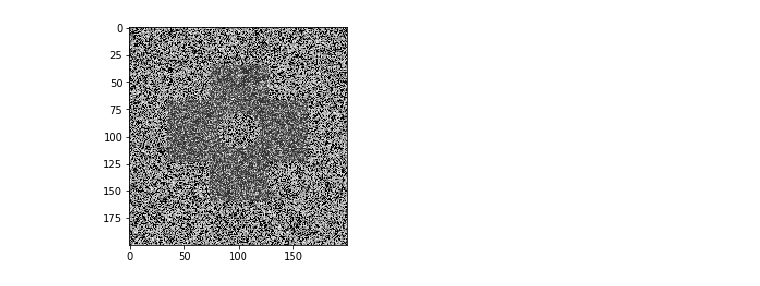
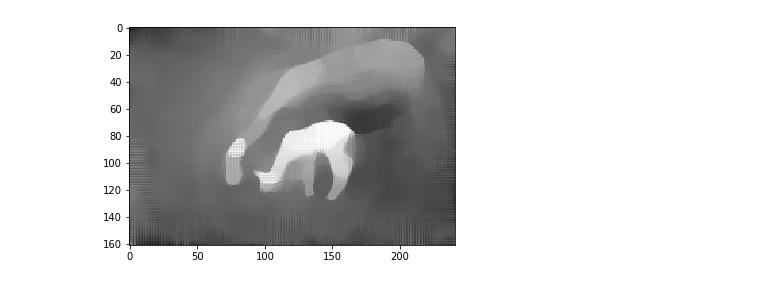
Before and after one commit to serizba/vision, a Jupyter notebook: ex02/ex02.ipynb, the cells around one changed output. Drawn from its saved outputs; the diff is of its cells as text; code cells hidden in the pictures.

```diff
--- a/ex02/ex02.ipynb
+++ b/ex02/ex02.ipynb
@@ -5,21 +5,27 @@ import matplotlib.pyplot as plt
 # %%
 # Primal-Dual Segmentation
 
-T = 200
+T = 50
 sigma = 1.0
-tau   = 0.025
-alpha = 1
+tau   = 0.25
+alpha = 1.0
 theta = 1.0
 
-im = skimage.io.imread('withWholeEasier.pgm')[:,:] #/ 255.
-u = im
+im = skimage.io.imread('sheep.ppm', as_gray=True)[:,:]
+
 p = np.random.randn(im.shape[0], im.shape[1], 2) * 0.0
 
-u_tilde = np.zeros_like(im)
+u = np.ones_like(im)
+#u[-150:-50, -150:-50] = 0.0
 
-results = [im]
+u_tilde = u.copy()
+plt.imsave('caca.png', u_tilde, cmap='gray')
 
-constant = (im-0)**2 - (im-1)**2
+results = [im
+          ]
+
+constant = (im-1.0)**2 - (im-0.0)**2
+
 
 for i in range(T):
     dy, dx = np.gradient(u_tilde)
@@ -42,11 +48,11 @@ for i in range(T):
     p = nextp
     u_tilde = nextu_tilde
 
-    results += [u]
+    results += [u_tilde]
 # %%
 for i, r in enumerate(results):
     if (i%10==0 or True):
         plt.imshow(r, 'gray')
-        plt.imsave(str(i)+'seg.png', r, cmap='gray')
+        skimage.io.imsave(str(i)+'seg.png', np.uint8(np.clip(r*255.0, 0.0, 255.0)))
 # %% [output]
-[figure, old version]
+[figure, new version]
```
Also changed, not shown: 5 other files.
